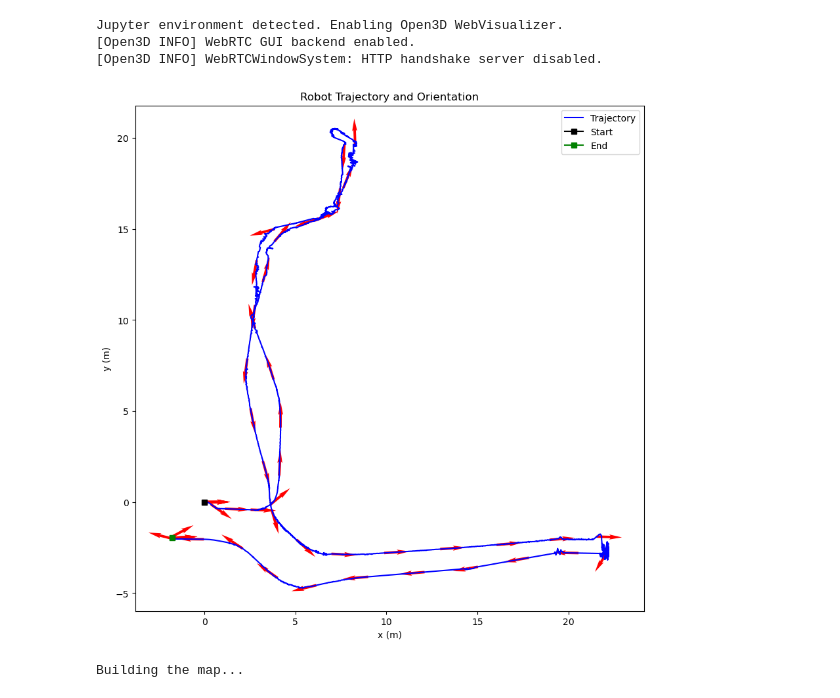
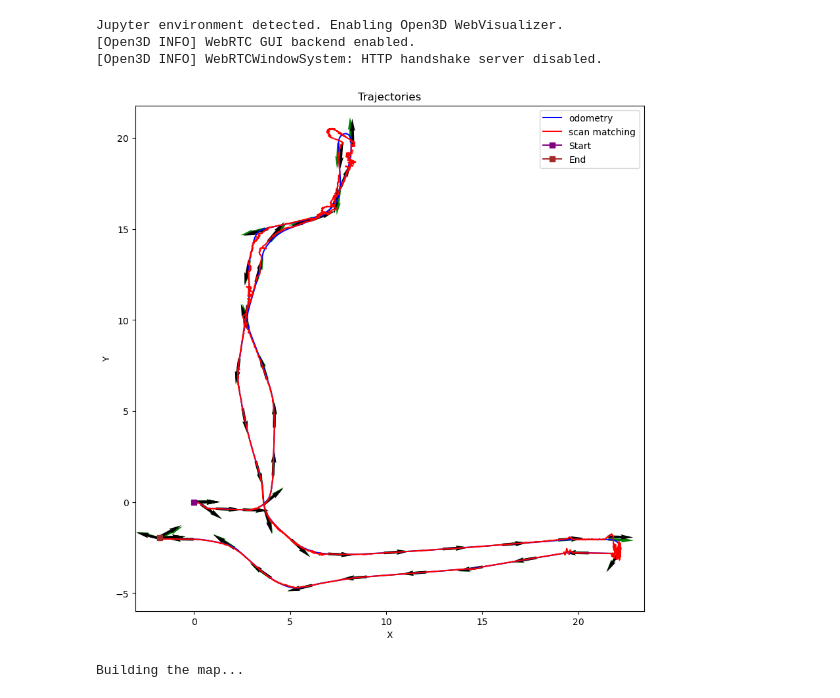
Before and after one commit to fadli0029/LiDAR-SLAM, a Jupyter notebook: v6.ipynb, the cells around one changed output. Saved outputs shown, nothing was run; the diff lists cells and outputs as text; code cells hidden in the pictures.

```diff
--- a/v6.ipynb
+++ b/v6.ipynb
@@ -39,16 +39,16 @@ synchronize_sensors(encoder, imu, lidar, base_sensor_index=0)
 z_ts = get_lidar_data(lidar.ranges_synced, lidar.range_min, lidar.range_max)
 v_ts = encoder.counts_synced
 w_ts = imu.gyro_synced
-x_ts = poses_from_odometry(v_ts, w_ts)
-x_ts = poses_from_scan_matching(x_ts, z_ts)
+x_ts_odom = poses_from_odometry(v_ts, w_ts)
+x_ts = poses_from_scan_matching(x_ts_odom, z_ts)
 # %% [output]
 Jupyter environment detected. Enabling Open3D WebVisualizer.
 [Open3D INFO] WebRTC GUI backend enabled.
 [Open3D INFO] WebRTCWindowSystem: HTTP handshake server disabled.
-# %%
-plot_trajectory(x_ts)
-# %% [output]
-[figure, removed]
+# %%
+plot_trajectories(x_ts_odom, x_ts)
+# %% [output]
+[figure, added]
 # %%
 #----------------------------------------------------------------------------
 # Build occupancy grid map
```
Also changed, not shown: 12 other files.
